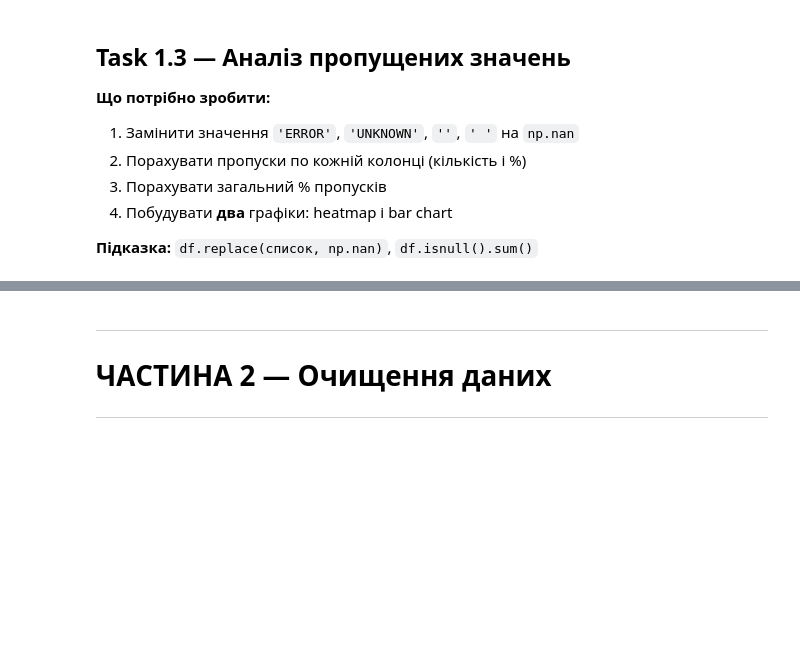
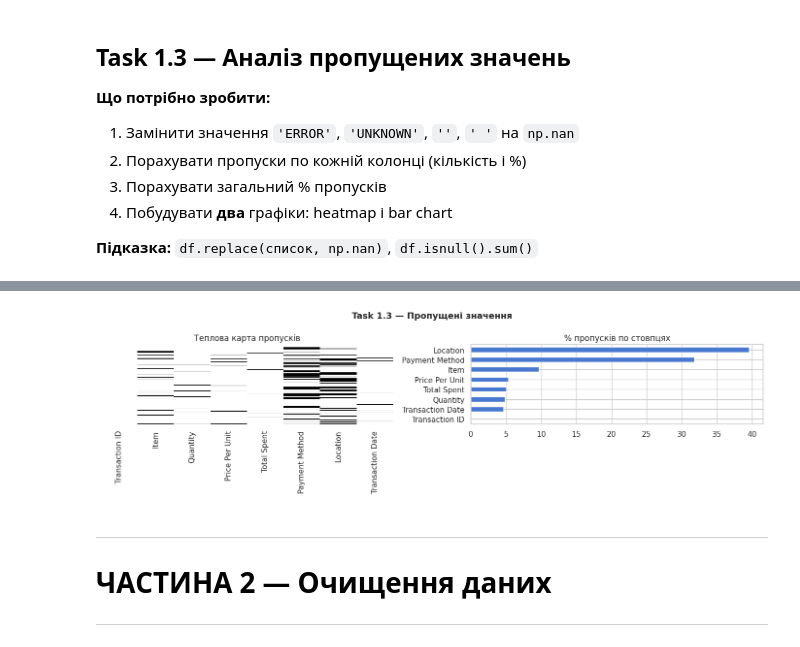
Before and after one commit to VikiTarasova/Analysis_Cafe_Sales, a Jupyter notebook: 11_06_26_cafe_eda_workbook_version2.ipynb, the cells around one changed output, grey strips where cells are left out. Saved outputs shown, nothing was run; the diff lists cells and outputs as text; code cells hidden in the pictures; blank space fills up the shorter version.

```diff
--- a/11_06_26_cafe_eda_workbook_version2.ipynb
+++ b/11_06_26_cafe_eda_workbook_version2.ipynb
@@ -40,10 +40,10 @@ sns.set_theme(style='whitegrid', palette='muted')
 
 # ── Вкажіть шлях до вхідного файлу ──────────────────────────
 # FILE_IN = 'data/dirty_cafe_sales.csv'   # локальний варіант
-FILE_IN = ''
+FILE_IN = 'https://raw.githubusercontent.com/VikiTarasova/Analysis_Cafe_Sales/refs/heads/main/data/dirty_cafe_sales.csv'
 
 # ── Вкажіть шлях для збереження чистого файлу ───────────────
 # FILE_OUT = 'data/cafe_sales_clean.csv'  # локальний варіант
-FILE_OUT = 'cafe_sales_clean_v2.csv'
+FILE_OUT = 'https://raw.githubusercontent.com/VikiTarasova/Analysis_Cafe_Sales/refs/heads/main/data/cafe_sales_clean.csv'
 
 print('✓ Готово. Починаємо!')
@@ -64,10 +66,13 @@ print('✓ Готово. Починаємо!')
 **Зверніть увагу:** які колонки мають тип `object` замість числових? Чому?
 # %%
 # Завантаження датасету
-df = # ВАШ КОД ТУТ
-df_original = # ВАШ КОД ТУТ  (копія оригіналу)
+df_original = pd.read_csv(FILE_IN) # ВАШ КОД ТУТ
 
-print(f'Розмір: ??? рядків × ??? стовпців')  # замініть ???
+df = df_original.copy() # ВАШ КОД ТУТ  (копія оригіналу)
+
+print(f'Розмір: {df.shape[0]} рядків × {df.shape[1]} стовпців')  # замініть ???
 
 # Перші 10 рядків
+print(df.head(10))
+
 # ВАШ КОД ТУТ
@@ -96,11 +147,11 @@ print(f'Розмір: ??? рядків × ??? стовпців')  # заміні
 **Підказка:** `df.duplicated()`, `df.drop_duplicates(keep=...)`
 # %%
 # Знайти дублікати
-n_dupes = # ВАШ КОД ТУТ
+n_dupes = df.duplicated().sum()
 print(f'Знайдено дублікатів: {n_dupes}')
 print(f'Рядків до видалення: {len(df)}')
 
 # Видалити дублікати
-# ВАШ КОД ТУТ
+df = df.drop_duplicates(keep='first') # ВАШ КОД ТУТ
 
 print(f'Рядків після видалення: {len(df)}')
@@ -116,17 +171,18 @@ print(f'Рядків після видалення: {len(df)}')
 **Підказка:** `df.replace(список, np.nan)`, `df.isnull().sum()`
 # %%
 # Крок 1: замінити 'брудні' значення на NaN
-# ВАШ КОД ТУТ
+df = df.replace(['ERROR', 'UNKNOWN', '', ' '], np.nan) # ВАШ КОД ТУТ
 
 # Крок 2: порахувати пропуски
-missing_count = # ВАШ КОД ТУТ
-missing_pct   = # ВАШ КОД ТУТ  (у відсотках від загальної кількості рядків)
+missing_count = df.isnull().sum()
+missing_pct   =  (missing_count / len(df)) * 100   # (у відсотках від загальної кількості рядків)
 
 missing_df = pd.DataFrame({'Пропусків': missing_count, '%': missing_pct})
 
 # Показати тільки колонки де є пропуски
-print(missing_df[# ВАШ КОД ТУТ])
+print(missing_df[missing_df['Пропусків'] > 0])
 
 # Крок 3: загальний % пропусків
-total_pct = # ВАШ КОД ТУТ
+total_pct = (df.isnull().sum().sum() / df.size) * 100
+
 print(f'\nЗагальний % пропусків: {total_pct:.2f}%')
@@ -133,20 +200,34 @@ print(f'\nЗагальний % пропусків: {total_pct:.2f}%')
 # %%
 # Крок 4: візуалізація пропусків
 fig, axes = plt.subplots(1, 2, figsize=(14, 4))
 fig.suptitle('Task 1.3 — Пропущені значення', fontsize=13, fontweight='bold')
 
 # Графік 1: Heatmap пропусків
 # Підказка: sns.heatmap(df.isnull(), cbar=False, ...)
-# ВАШ КОД ТУТ
+sns.heatmap(
+    df.isnull(),
+    cbar=False,
+    yticklabels=False,
+    cmap='Greys',
+    ax=axes[0]
+)
+
 axes[0].set_title('Теплова карта пропусків')
 
 # Графік 2: Horizontal bar chart — % пропусків по колонках
 # Підказка: .plot(kind='barh', ax=axes[1], ...)
-# ВАШ КОД ТУТ
+missing_pct.sort_values().plot(
+    kind='barh',
+    ax=axes[1]
+)
+
+
 axes[1].set_title('% пропусків по стовпцях')
 
 plt.tight_layout()
 plt.show()
+# %% [output]
+[figure, added]
 # %% [markdown]
 ---
 # ЧАСТИНА 2 — Очищення даних
```
Also changed, not shown: parts of 10 cells of this notebook.
